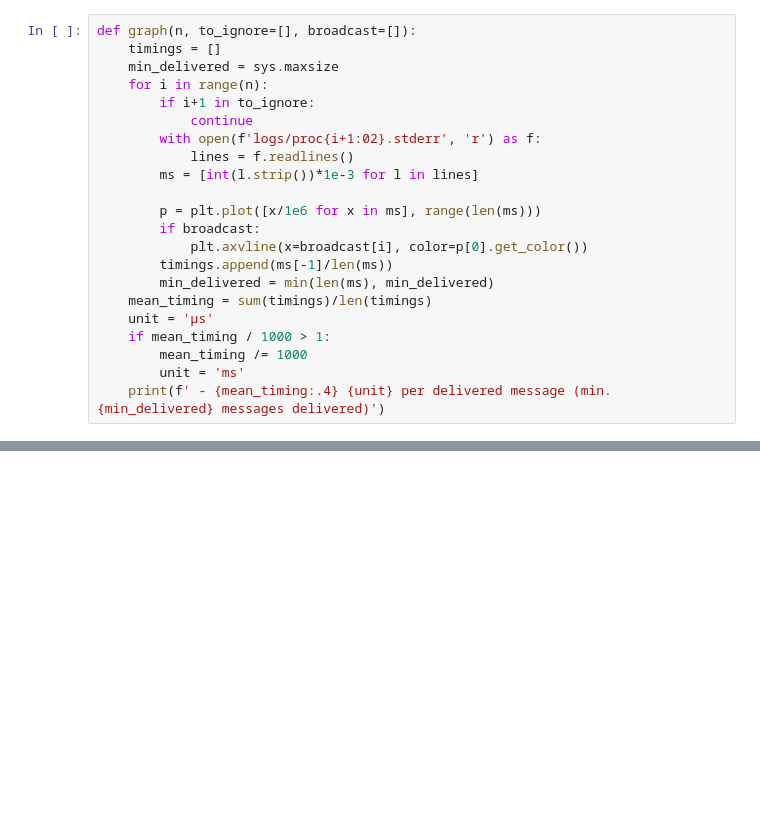
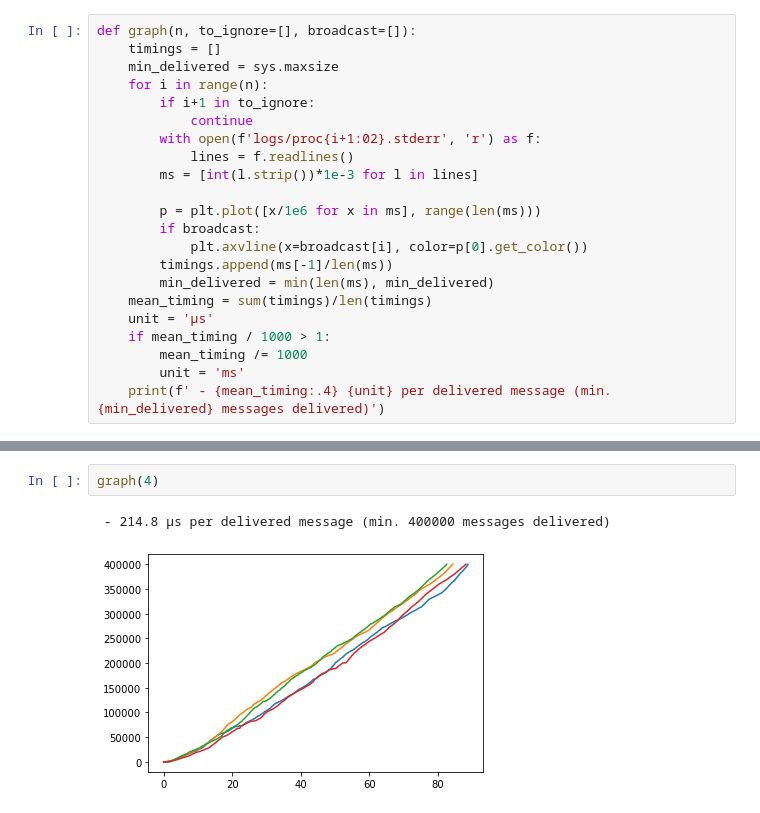
Before and after one commit to robinmamie/distributed-algorithms, a Jupyter notebook: timings.ipynb, the cells around one changed output, grey strips where cells are left out. Saved outputs shown, nothing was run; the diff lists cells and outputs as text; blank space fills up the shorter version.

```diff
--- a/timings.ipynb
+++ b/timings.ipynb
@@ -30,0 +41,5 @@ graph(2)
+# %%
+graph(4)
+# %% [output]
+ - 214.8 µs per delivered message (min. 400000 messages delivered)
+[figure, added]
```
Also changed, not shown: parts of 3 cells of this notebook, 6 other files.
